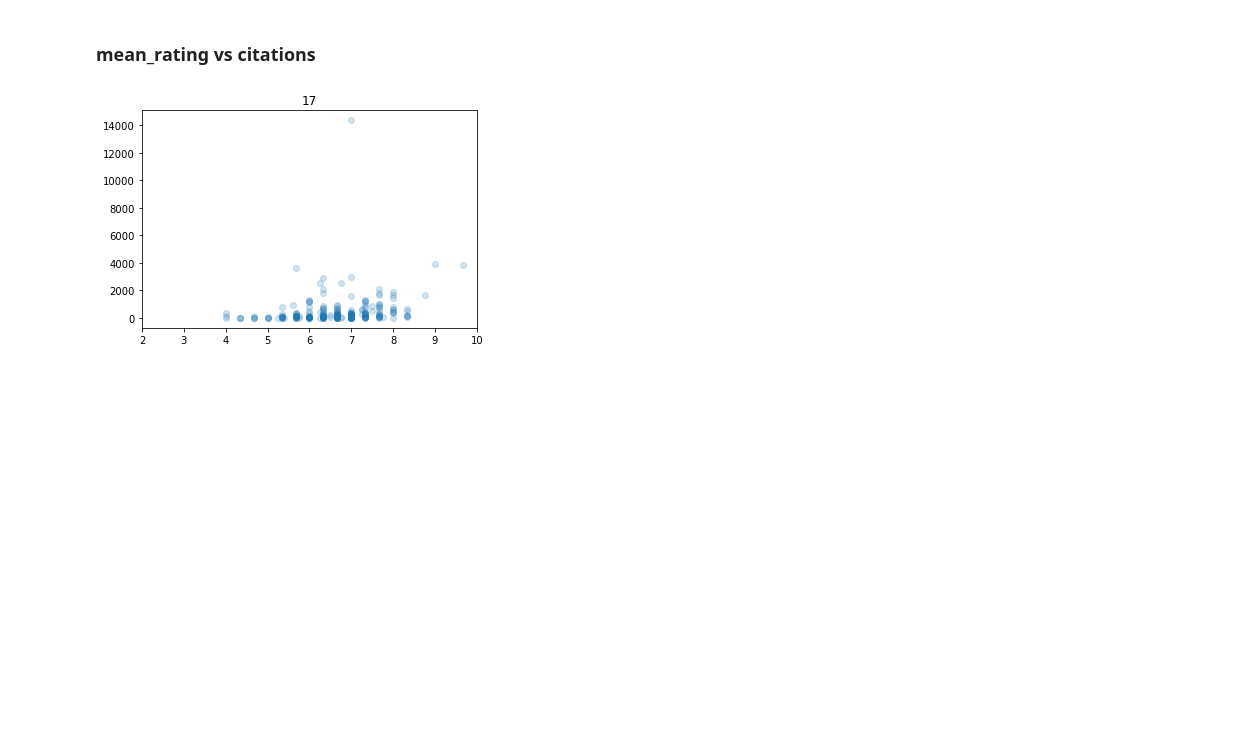
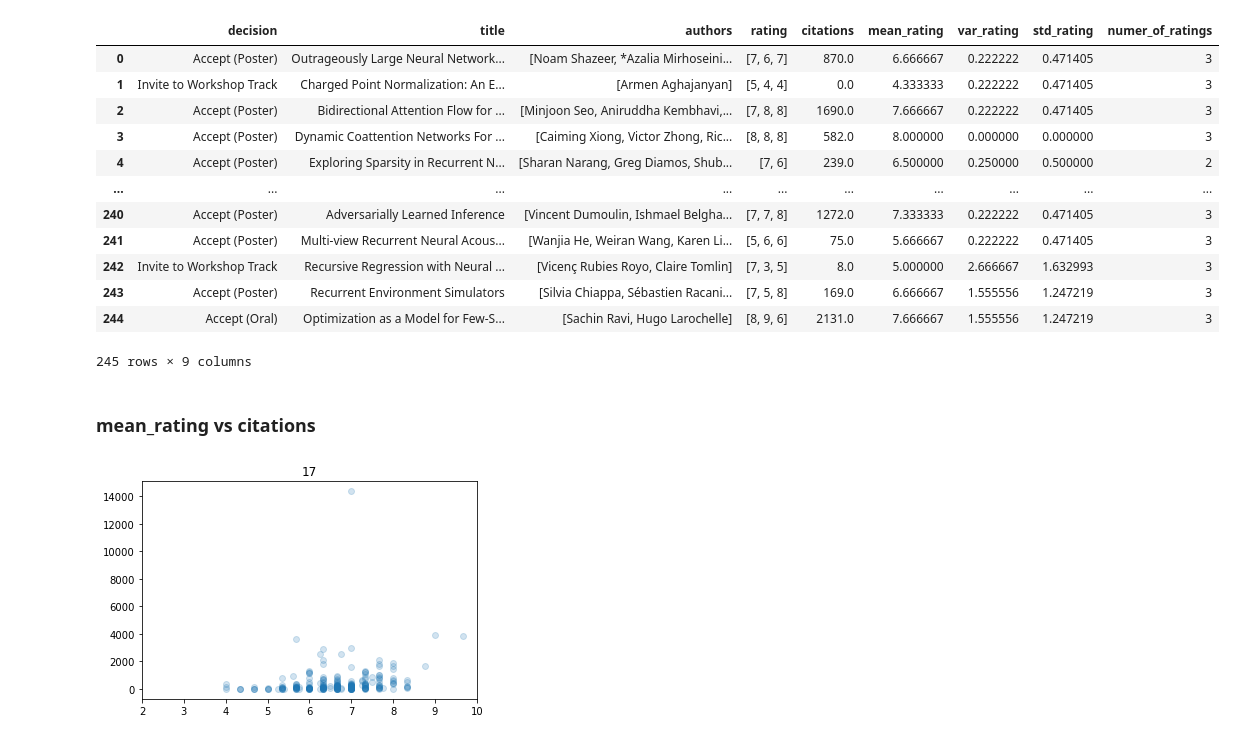
Before and after one commit to isingmodel/openreview_ratings_vs_citations, a Jupyter notebook: analysis_ipynb/corr_citation-vs_rating_22_07_10.ipynb, the cells around one changed output. Saved outputs shown, nothing was run; the diff lists cells and outputs as text; code cells hidden in the pictures; blank space fills up the shorter version.

```diff
--- a/analysis_ipynb/corr_citation-vs_rating_22_07_10.ipynb
+++ b/analysis_ipynb/corr_citation-vs_rating_22_07_10.ipynb
@@ -40,6 +40,22 @@ dfs = {"17": df_preprocessing(df_17),
        "18": df_preprocessing(df_18),
        "19": df_preprocessing(df_19),
        "20": df_preprocessing(df_20)}
+# %%
+df_17
+# %% [output]
+|  | decision | title | authors | rating | citations | mean_rating | var_rating | std_rating | numer_of_ratings |
+| 0 | Accept (Poster) | Outrageously Large Neural Network... | [Noam Shazeer, *Azalia Mirhoseini... | [7, 6, 7] | 870.0 | 6.666667 | 0.222222 | 0.471405 | 3 |
+| 1 | Invite to Workshop Track | Charged Point Normalization: An E... | [Armen Aghajanyan] | [5, 4, 4] | 0.0 | 4.333333 | 0.222222 | 0.471405 | 3 |
+| 2 | Accept (Poster) | Bidirectional Attention Flow for ... | [Minjoon Seo, Aniruddha Kembhavi,... | [7, 8, 8] | 1690.0 | 7.666667 | 0.222222 | 0.471405 | 3 |
+| 3 | Accept (Poster) | Dynamic Coattention Networks For ... | [Caiming Xiong, Victor Zhong, Ric... | [8, 8, 8] | 582.0 | 8.000000 | 0.000000 | 0.000000 | 3 |
+| 4 | Accept (Poster) | Exploring Sparsity in Recurrent N... | [Sharan Narang, Greg Diamos, Shub... | [7, 6] | 239.0 | 6.500000 | 0.250000 | 0.500000 | 2 |
+| ... | ... | ... | ... | ... | ... | ... | ... | ... | ... |
+| 240 | Accept (Poster) | Adversarially Learned Inference | [Vincent Dumoulin, Ishmael Belgha... | [7, 7, 8] | 1272.0 | 7.333333 | 0.222222 | 0.471405 | 3 |
+| 241 | Accept (Poster) | Multi-view Recurrent Neural Acous... | [Wanjia He, Weiran Wang, Karen Li... | [5, 6, 6] | 75.0 | 5.666667 | 0.222222 | 0.471405 | 3 |
+| 242 | Invite to Workshop Track | Recursive Regression with Neural ... | [Vicenç Rubies Royo, Claire Tomlin] | [7, 3, 5] | 8.0 | 5.000000 | 2.666667 | 1.632993 | 3 |
+| 243 | Accept (Poster) | Recurrent Environment Simulators | [Silvia Chiappa, Sébastien Racani... | [7, 5, 8] | 169.0 | 6.666667 | 1.555556 | 1.247219 | 3 |
+| 244 | Accept (Oral) | Optimization as a Model for Few-S... | [Sachin Ravi, Hugo Larochelle] | [8, 9, 6] | 2131.0 | 7.666667 | 1.555556 | 1.247219 | 3 |
+245 rows × 9 columns
 # %% [markdown]
 ### mean_rating vs citations
 # %%
```
Also changed, not shown: parts of 1 cell of this notebook, 3 other files.
